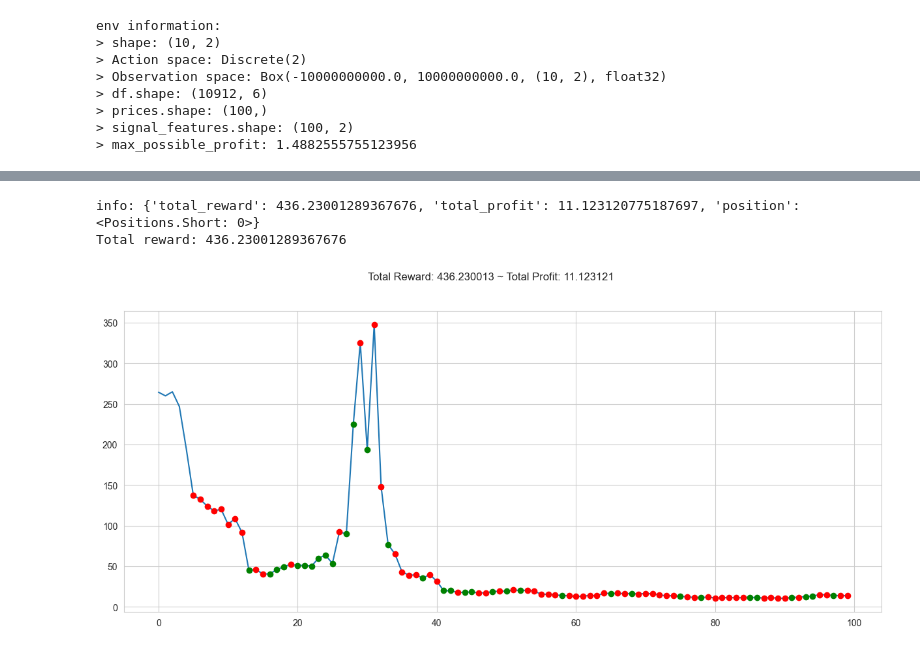
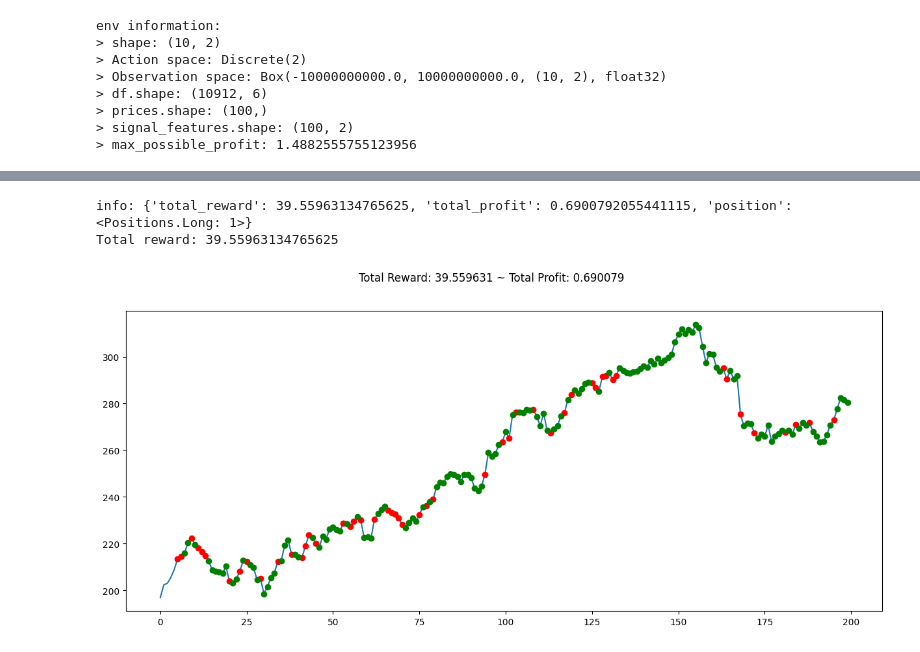
Before and after one commit to shiven2001/algo-trading, a Jupyter notebook: rl_algos/custom_stock_rl_ppo.ipynb, the cells around one changed output, grey strips where cells are left out. Drawn from its saved outputs; the diff is of its cells as text; code cells hidden in the pictures.

Commit message:
added googldata

```diff
--- a/rl_algos/custom_stock_rl_ppo.ipynb
+++ b/rl_algos/custom_stock_rl_ppo.ipynb
@@ -27,10 +25,8 @@ dict_keys(['CartPole-v0', 'CartPole-v1', 'MountainCar-v0', 'MountainCarContinuou
 # %%
 apple_df = pd.read_csv('../data/appldata.csv', parse_dates=["Date"], index_col="Date")
 gamestop_df = pd.read_csv('../data/gmedata.csv', parse_dates=["Date"], index_col="Date")
-df = apple_df
-dfs = {
-    "AAPL": apple_df,  # Apple stock data
-    "GME": gamestop_df,  # Gamestop stock data
-}
-dfs
+google_df = pd.read_csv('../data/googldata.csv', parse_dates=["Date"], index_col="Date")
+
+df = google_df
+df.tail()
 # %% [output]
@@ -197,33 +180,33 @@ NameError: name 'reward_callback' is not defined
 # %%
 # Initialize the environment
-env = gym.make('stocks-v0', df=df, frame_bound=(5, 100), window_size=5)
-model = PPO.load("../models/model_v1")  # Change to your saved model path
+env = gym.make('stocks-v0', df=df, frame_bound=(5, 200), window_size=5)
+model = PPO.load("../models/model_v5")  # Change to your saved model path
 
 # Test the model
 observation, info = env.reset()  # Reset the environment
 
 done = False
 total_reward = 0
 
 while not done:
     action, _states = model.predict(observation)  # Get action from the model
     observation, reward, terminated, truncated, info = env.step(action)
     total_reward += reward  # Accumulate the reward
     done = terminated or truncated  # Check if episode is done
 
     if done:
         print("info:", info)  # Output additional information when done
         break
 
 
 print(f"Total reward: {total_reward}")
 # Plot the results
 plt.figure(figsize=(15, 6))
 plt.cla()
 # Ensure this method is correctly defined in your environment
 env.unwrapped.render_all()
 plt.show()
 # %% [output]
-info: {'total_reward': 436.23001289367676, 'total_profit': 11.123120775187697, 'position': <Positions.Short: 0>}
-Total reward: 436.23001289367676
+info: {'total_reward': 39.55963134765625, 'total_profit': 0.6900792055441115, 'position': <Positions.Long: 1>}
+Total reward: 39.55963134765625
-[figure, old version]
+[figure, new version]
```
Also changed, not shown: parts of 5 cells of this notebook, 10 other files.
